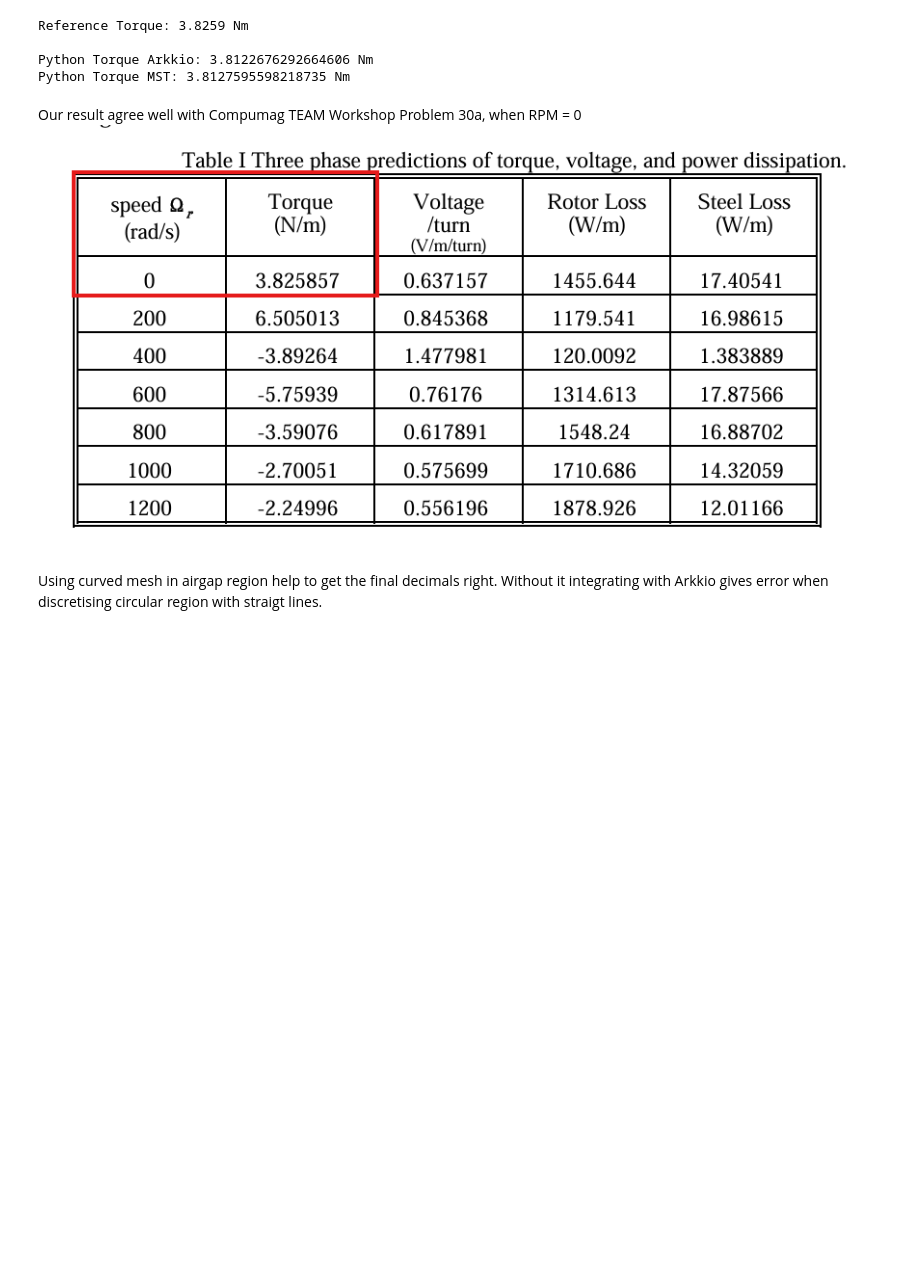
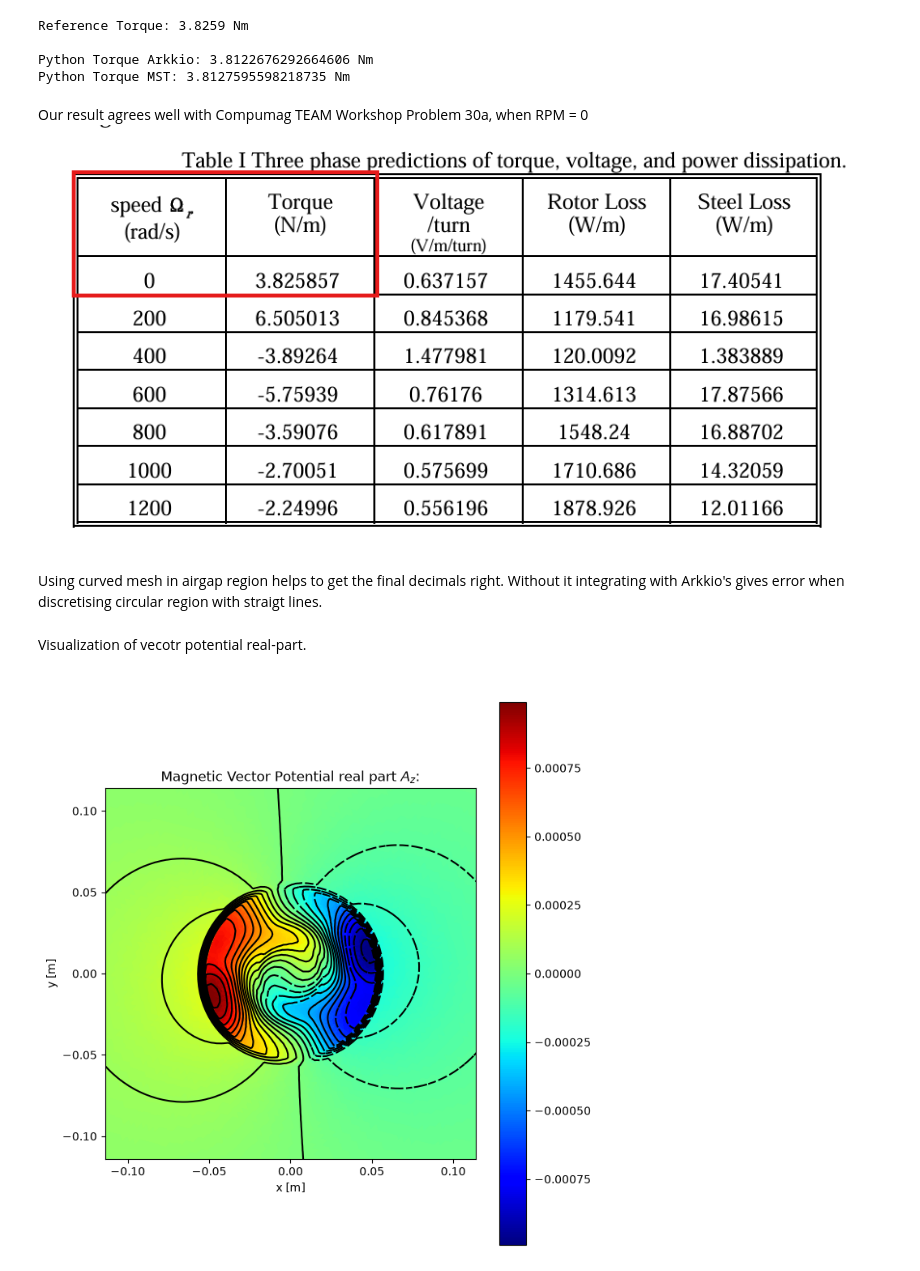
Before and after one commit to VerttiAalto100/computational-electromagnetics, a Jupyter notebook: induction-motor/induction_motor_notebook.ipynb, the cells around one changed output. Drawn from its saved outputs; the diff is of its cells as text; code cells hidden in the pictures; blank space fills up the shorter version.

Commit message:
Added visualizing plot

```diff
--- a/induction-motor/induction_motor_notebook.ipynb
+++ b/induction-motor/induction_motor_notebook.ipynb
@@ -323,7 +323,58 @@ Reference Torque: 3.8259 Nm
 Python Torque Arkkio: 3.8122676292664606 Nm
 Python Torque MST: 3.8127595598218735 Nm
 # %% [markdown]
-Our result agree well with Compumag TEAM Workshop Problem 30a,  when RPM = 0
+Our result agrees well with Compumag TEAM Workshop Problem 30a,  when RPM = 0
 ![image.png](attachment:image.png)
 # %% [markdown]
-Using curved mesh in airgap region help to get the final decimals right. Without it integrating with Arkkio gives error when discretising circular region with straigt lines.
+Using curved mesh in airgap region helps to get the final decimals right. Without it integrating with Arkkio's gives error when discretising circular region with straigt lines.
+# %% [markdown]
+Visualization of vecotr potential real-part.
+# %% [markdown]
+<!-- Visualization of real part of vector potential -->
+# %%
+import matplotlib.pyplot as plt
+from skfem.visuals.matplotlib import plot
+
+fig, ax = plt.subplots(figsize=(7,7))
+
+
+plot(
+    basis,
+    A_real,
+    shading="gouraud",
+    colorbar=True,
+    ax=ax,
+)
+
+plot(
+    basis,
+    A_real,
+    ax=ax,
+    levels=30,
+    color="black",
+    linewidths=0.4,
+)
+
+ax.set_aspect("equal")
+ax.set_title(f"Magnetic Vector Potential real part $A_z$:")
+ax.set_xlabel("x [m]")
+ax.set_ylabel("y [m]")
+
+# Zoom
+xmin, ymin = mesh.p.min(axis=1)
+xmax, ymax = mesh.p.max(axis=1)
+d = max(xmax - xmin, ymax - ymin)
+margin = 0.3 * d
+
+ax.set_xlim(xmin + margin, xmax - margin)
+ax.set_ylim(ymin + margin, ymax - margin)
+
+
+plt.tight_layout()
+#from skfem.visuals.matplotlib import draw
+
+#draw(mesh, ax=ax)
+
+plt.show()
+# %% [output]
+[figure, added]
```
Also changed, not shown: parts of 1 cell of this notebook.
